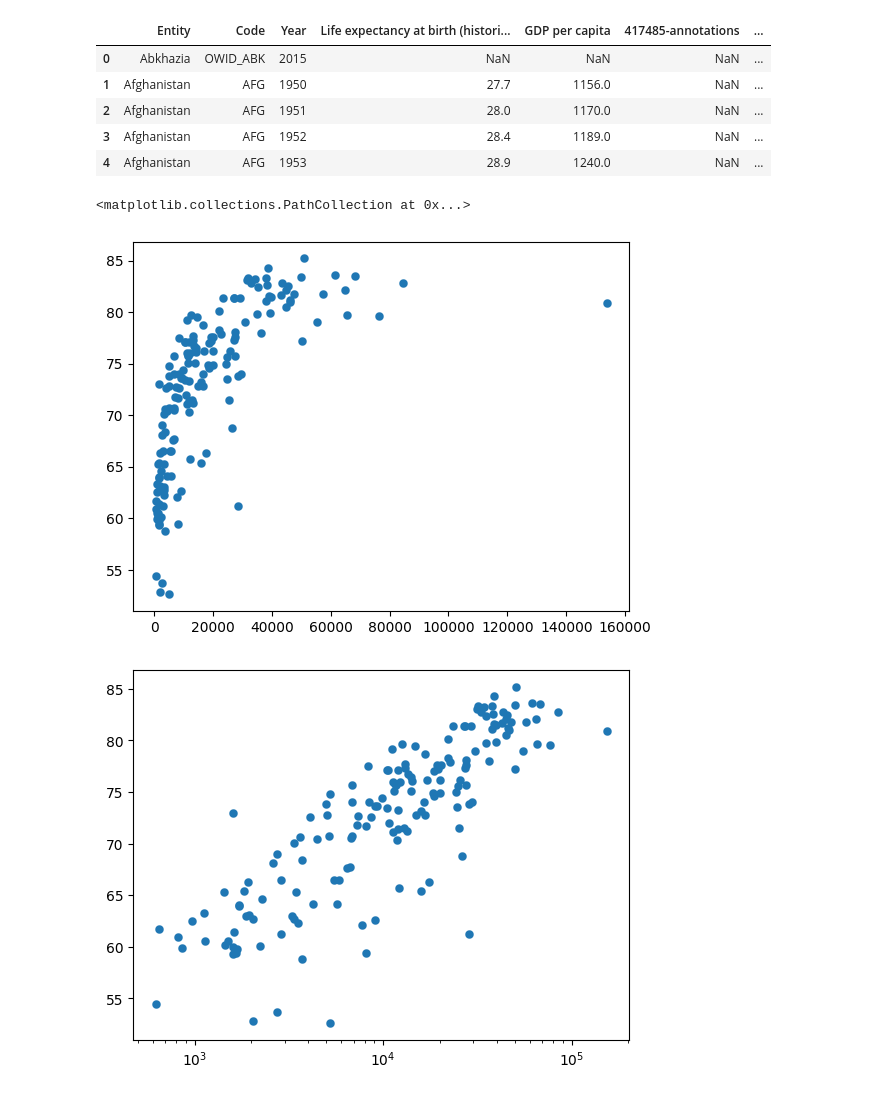
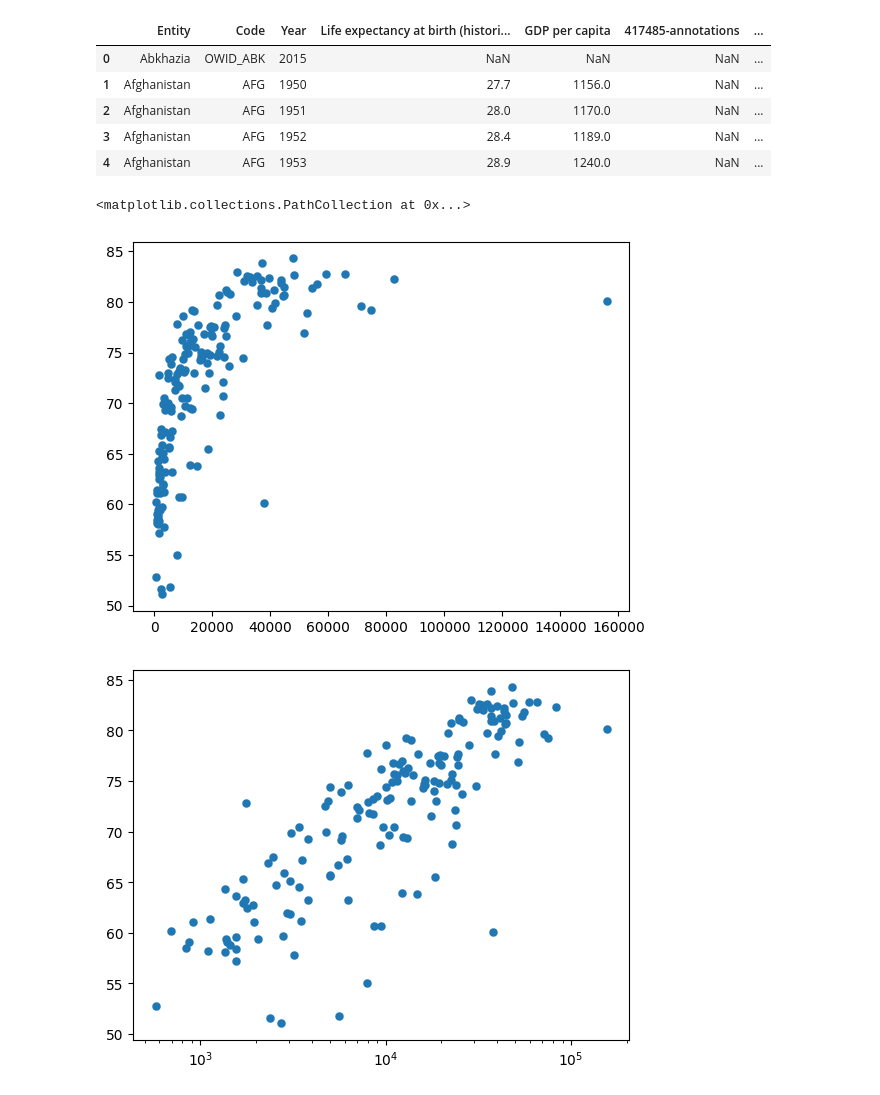
Before and after one commit to JeffBucker/DatacampDataAnalystTrack, a Jupyter notebook: Intermediate Python.ipynb, the cells around one changed output. Cells and saved outputs as stored; diff of their text form; code cells hidden in the pictures.

```diff
--- a/Intermediate Python.ipynb
+++ b/Intermediate Python.ipynb
@@ -8,6 +17,6 @@ df = pd.read_csv(file_name)
 # %%
 # Filter on the most recent data
-df2018 = df[df.Year == 2018][df.Code != ''][df.Code != 'OWID_WRL']
+df2015 = df[df.Year == 2015][df.Code != ''][df.Code != 'OWID_WRL']
 df1950 = df[df.Year == 1950][df.Code != ''][df.Code != 'OWID_WRL']
 dfworld = df[df.Code == 'OWID_WRL'][df.Year > 1950]
 # %%
@@ -36,15 +45,15 @@ memory usage: 3.8+ MB
 | 3 | Afghanistan | AFG | 1952 | 28.4 | 1189.0 | NaN | ... |
 | 4 | Afghanistan | AFG | 1953 | 28.9 | 1240.0 | NaN | ... |
 # %%
-plt.scatter(df2018['GDP per capita'],df2018['Life expectancy at birth (historical)'],linewidths=0.1)
+plt.scatter(df2015['GDP per capita'],df2015['Life expectancy at birth (historical)'],linewidths=0.1)
 # %% [output]
 <matplotlib.collections.PathCollection at 0x...>
-[figure, old version]
+[figure, new version]
 # %%
-plt.scatter(df2018['GDP per capita'],df2018['Life expectancy at birth (historical)'],linewidths=0.1)
+plt.scatter(df2015['GDP per capita'],df2015['Life expectancy at birth (historical)'],linewidths=0.1)
 # put the x-axis on a logarithmic scale
 ax = plt.gca()
 ax.set_xscale('log')
 # %% [output]
-[figure, old version]
+[figure, new version]
 # %%
```
Also changed, not shown: parts of 6 cells of this notebook.
